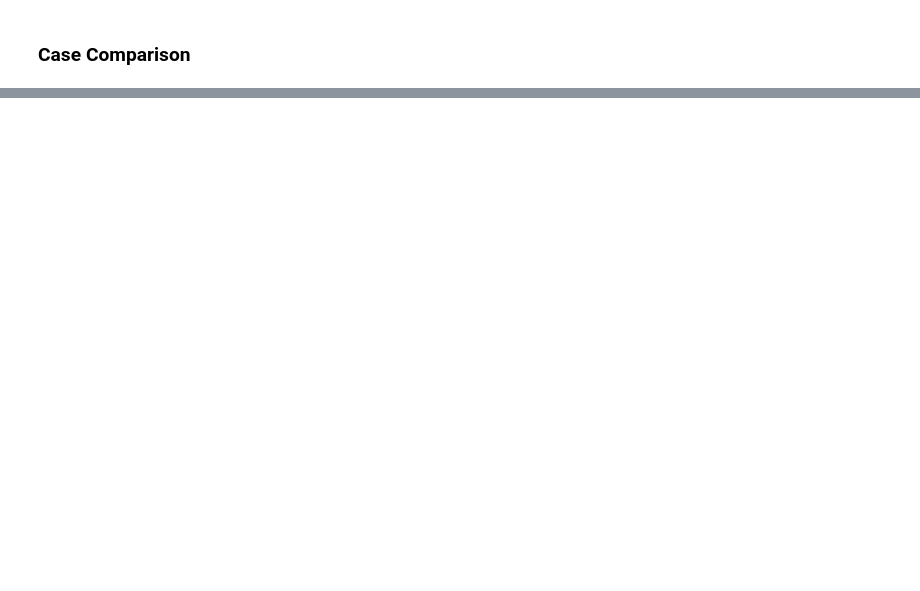
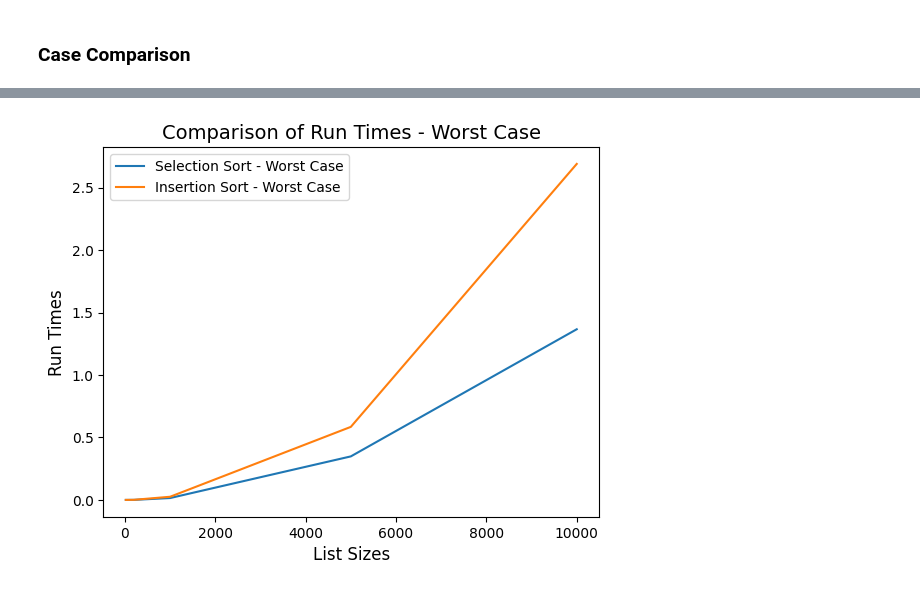
Before and after one commit to cjbass02/CSC33310-Program2, a Jupyter notebook: CSC3310_program2_group12.ipynb, the cells around one changed output, grey strips where cells are left out. Saved outputs shown, nothing was run; the diff lists cells and outputs as text; code cells hidden in the pictures; blank space fills up the shorter version.

Commit message:
LAst 3 graphs :o

```diff
--- a/CSC3310_program2_group12.ipynb
+++ b/CSC3310_program2_group12.ipynb
@@ -212,0 +224,11 @@ plt.legend()
+# %%
+# Plotting worst case
+plt.plot(list_sizes, time_backwards_selection, label="Selection Sort - Worst Case")
+plt.plot(list_sizes, time_backwards_insertion, label="Insertion Sort - Worst Case")
+plt.xlabel("List Sizes", fontsize=12)
+plt.ylabel("Run Times", fontsize=12)
+plt.title("Comparison of Run Times - Worst Case", fontsize=14)
+plt.legend()
+plt.show()
+# %% [output]
+[figure, added]
```
Also changed, not shown: parts of 5 cells of this notebook.
